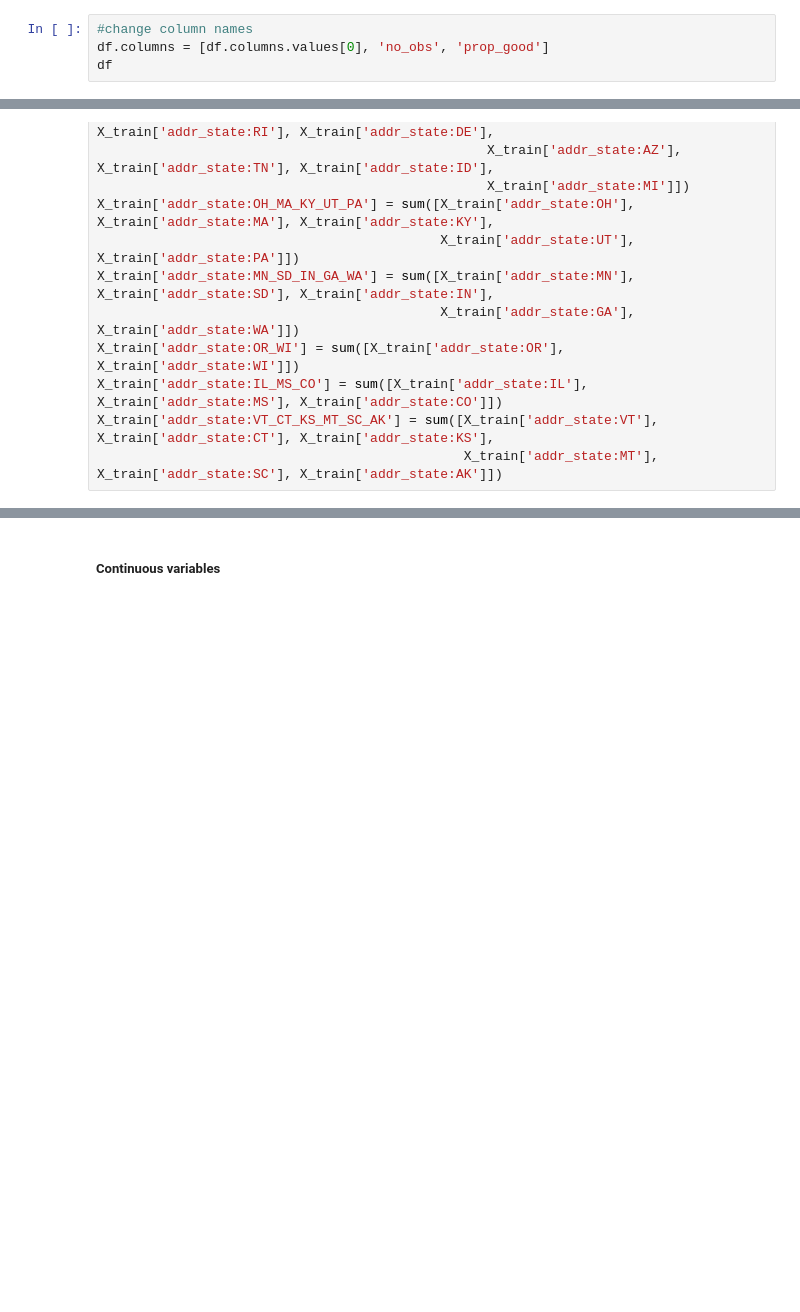
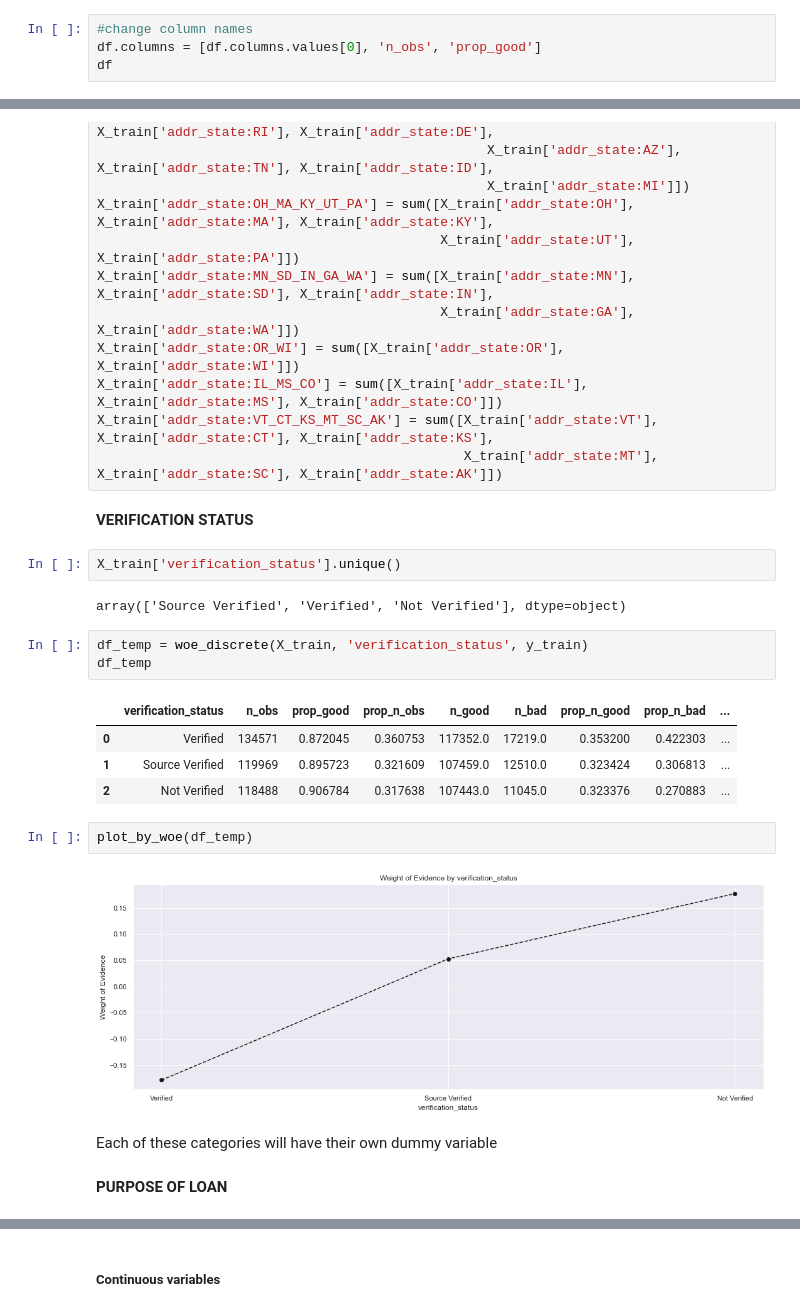
Before and after one commit to Melodie97/Machine-Learning-Projects, a Jupyter notebook: Credit Risk Modelling/Credit Risk Modelling - PD Model Feature Engineering.ipynb, the cells around one changed output, grey strips where cells are left out. Saved outputs shown, nothing was run; the diff lists cells and outputs as text; blank space fills up the shorter version.

```diff
--- a/Credit Risk Modelling/Credit Risk Modelling - PD Model Feature Engineering.ipynb
+++ b/Credit Risk Modelling/Credit Risk Modelling - PD Model Feature Engineering.ipynb
@@ -145,7 +145,7 @@ df
 | 6 | G | 2623 | 0.721693 |
 # %%
 #change column names
-df.columns = [df.columns.values[0], 'no_obs', 'prop_good']
+df.columns = [df.columns.values[0], 'n_obs', 'prop_good']
 df
 # %% [output]
 |  | grade | n_obs | prop_good |
@@ -411,3 +411,25 @@ X_train['addr_state:OR_WI'] = sum([X_train['addr_state:OR'], X_train['addr_state
 X_train['addr_state:IL_MS_CO'] = sum([X_train['addr_state:IL'], X_train['addr_state:MS'], X_train['addr_state:CO']])
 X_train['addr_state:VT_CT_KS_MT_SC_AK'] = sum([X_train['addr_state:VT'], X_train['addr_state:CT'], X_train['addr_state:KS'],
                                                X_train['addr_state:MT'], X_train['addr_state:SC'], X_train['addr_state:AK']])
+# %% [markdown]
+**VERIFICATION STATUS**
+# %%
+X_train['verification_status'].unique()
+# %% [output]
+array(['Source Verified', 'Verified', 'Not Verified'], dtype=object)
+# %%
+df_temp = woe_discrete(X_train, 'verification_status', y_train)
+df_temp
+# %% [output]
+|  | verification_status | n_obs | prop_good | prop_n_obs | n_good | n_bad | prop_n_good | prop_n_bad | ... |
+| 0 | Verified | 134571 | 0.872045 | 0.360753 | 117352.0 | 17219.0 | 0.353200 | 0.422303 | ... |
+| 1 | Source Verified | 119969 | 0.895723 | 0.321609 | 107459.0 | 12510.0 | 0.323424 | 0.306813 | ... |
+| 2 | Not Verified | 118488 | 0.906784 | 0.317638 | 107443.0 | 11045.0 | 0.323376 | 0.270883 | ... |
+# %%
+plot_by_woe(df_temp)
+# %% [output]
+[figure, added]
+# %% [markdown]
+Each of these categories will have their own dummy variable
+# %% [markdown]
+**PURPOSE OF LOAN**
```
Also changed, not shown: parts of 126 cells of this notebook.
